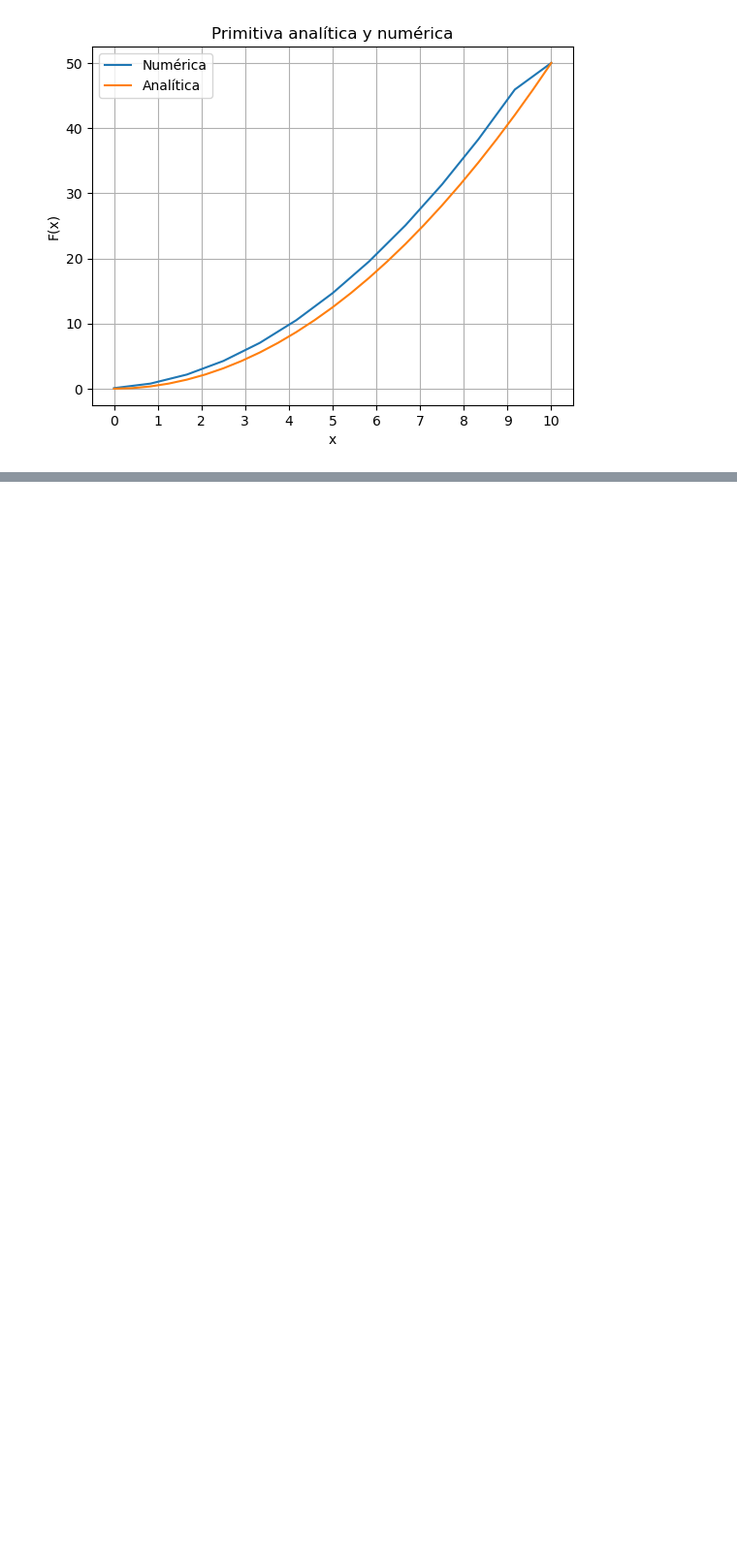
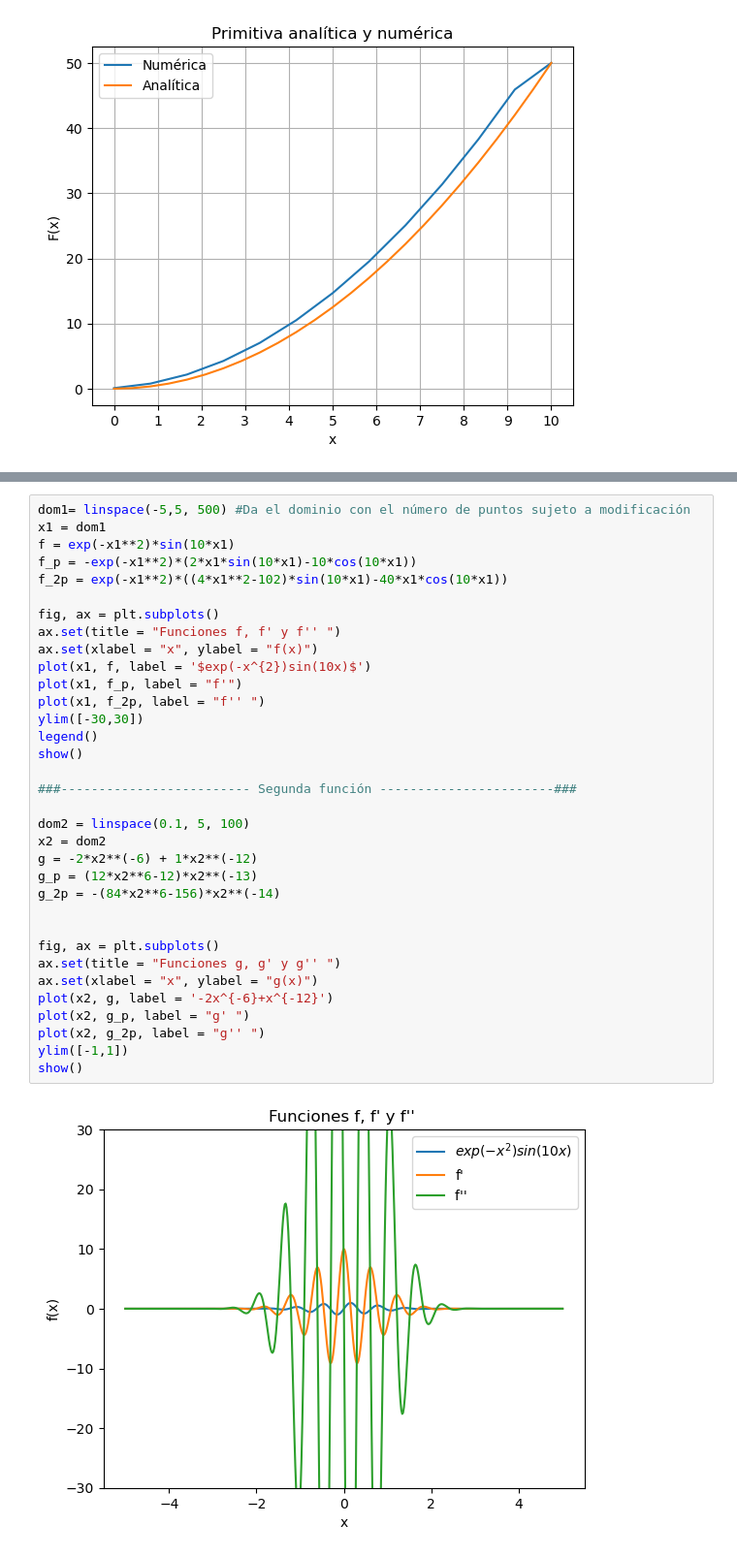
Before and after one commit to nico-qr/tareas_fisicacompu, a Jupyter notebook: Tarea 1.ipynb, the cells around one changed output, grey strips where cells are left out. Shown: that part at 97% size. Drawn from its saved outputs; the diff is of its cells as text; blank space fills up the shorter version.

```diff
--- a/Tarea 1.ipynb
+++ b/Tarea 1.ipynb
@@ -175,0 +238,36 @@ show()
+# %%
+dom1= linspace(-5,5, 500) #Da el dominio con el número de puntos sujeto a modificación
+x1 = dom1
+f = exp(-x1**2)*sin(10*x1)
+f_p = -exp(-x1**2)*(2*x1*sin(10*x1)-10*cos(10*x1))
+f_2p = exp(-x1**2)*((4*x1**2-102)*sin(10*x1)-40*x1*cos(10*x1))
+
+fig, ax = plt.subplots()
+ax.set(title = "Funciones f, f' y f'' ")
+ax.set(xlabel = "x", ylabel = "f(x)")
+plot(x1, f, label = '$exp(-x^{2})sin(10x)$')
+plot(x1, f_p, label = "f'")
+plot(x1, f_2p, label = "f'' ")
+ylim([-30,30])
+legend()
+show()
+
+###------------------------- Segunda función -----------------------###
+
+dom2 = linspace(0.1, 5, 100)
+x2 = dom2
+g = -2*x2**(-6) + 1*x2**(-12)
+g_p = (12*x2**6-12)*x2**(-13)
+g_2p = -(84*x2**6-156)*x2**(-14)
+
+
+fig, ax = plt.subplots()
+ax.set(title = "Funciones g, g' y g'' ")
+ax.set(xlabel = "x", ylabel = "g(x)")
+plot(x2, g, label = '-2x^{-6}+x^{-12}')
+plot(x2, g_p, label = "g' ")
+plot(x2, g_2p, label = "g'' ")
+ylim([-1,1])
+show()
+# %% [output]
+[figure, added]
```
Also changed, not shown: parts of 18 cells of this notebook, 1 other file.
